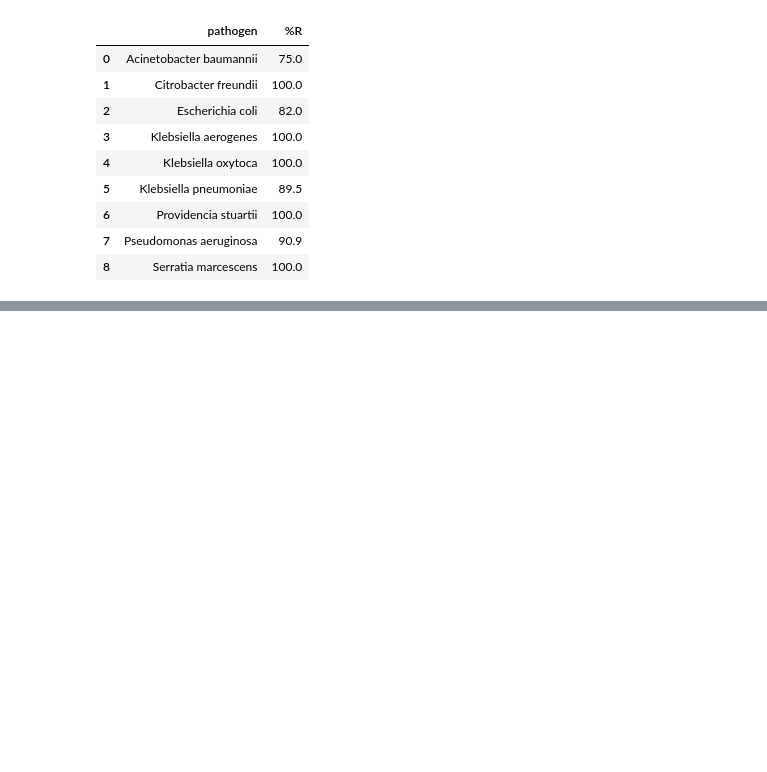
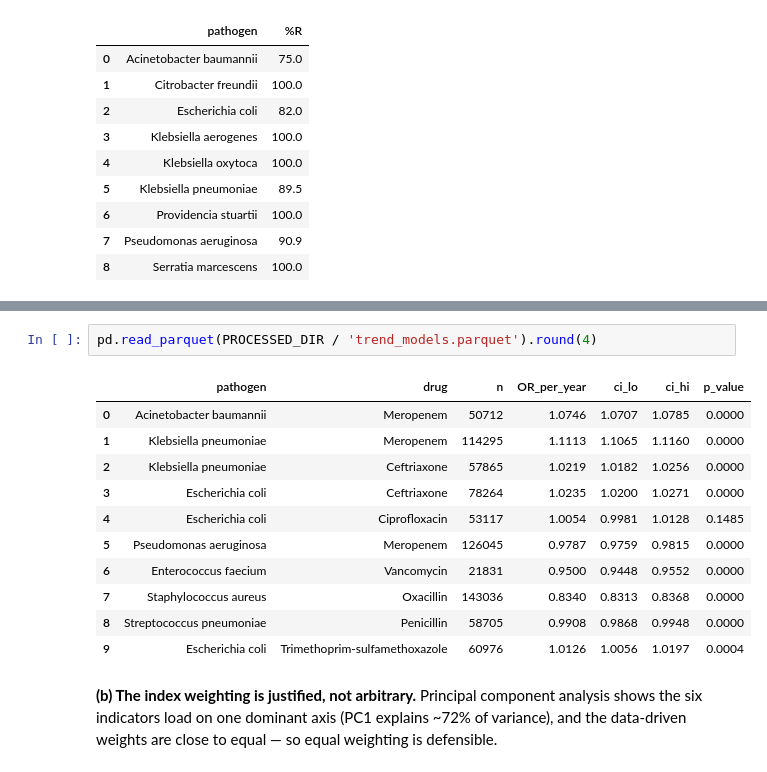
Before and after one commit to niyeldeii/AMR-VIVLI--treatment-gap-radar, a Jupyter notebook: treatment_gap_radar/notebooks/Treatment_Gap_Radar.ipynb, the cells around one changed output, grey strips where cells are left out. Cells and saved outputs as stored; diff of their text form; blank space fills up the shorter version.

```diff
--- a/treatment_gap_radar/notebooks/Treatment_Gap_Radar.ipynb
+++ b/treatment_gap_radar/notebooks/Treatment_Gap_Radar.ipynb
@@ -214,0 +185,18 @@ alt[["who", "RNI"]].head(8).round(3)
+# %%
+pd.read_parquet(PROCESSED_DIR / 'trend_models.parquet').round(4)
+# %% [output]
+|  | pathogen | drug | n | OR_per_year | ci_lo | ci_hi | p_value |
+| 0 | Acinetobacter baumannii | Meropenem | 50712 | 1.0746 | 1.0707 | 1.0785 | 0.0000 |
+| 1 | Klebsiella pneumoniae | Meropenem | 114295 | 1.1113 | 1.1065 | 1.1160 | 0.0000 |
+| 2 | Klebsiella pneumoniae | Ceftriaxone | 57865 | 1.0219 | 1.0182 | 1.0256 | 0.0000 |
+| 3 | Escherichia coli | Ceftriaxone | 78264 | 1.0235 | 1.0200 | 1.0271 | 0.0000 |
+| 4 | Escherichia coli | Ciprofloxacin | 53117 | 1.0054 | 0.9981 | 1.0128 | 0.1485 |
+| 5 | Pseudomonas aeruginosa | Meropenem | 126045 | 0.9787 | 0.9759 | 0.9815 | 0.0000 |
+| 6 | Enterococcus faecium | Vancomycin | 21831 | 0.9500 | 0.9448 | 0.9552 | 0.0000 |
+| 7 | Staphylococcus aureus | Oxacillin | 143036 | 0.8340 | 0.8313 | 0.8368 | 0.0000 |
+| 8 | Streptococcus pneumoniae | Penicillin | 58705 | 0.9908 | 0.9868 | 0.9948 | 0.0000 |
+| 9 | Escherichia coli | Trimethoprim-sulfamethoxazole | 60976 | 1.0126 | 1.0056 | 1.0197 | 0.0004 |
+# %% [markdown]
+**(b) The index weighting is justified, not arbitrary.** Principal component analysis shows the
+six indicators load on one dominant axis (PC1 explains ~72% of variance), and the data-driven
+weights are close to equal — so equal weighting is defensible.
```
Also changed, not shown: parts of 16 cells of this notebook, 12 other files.
